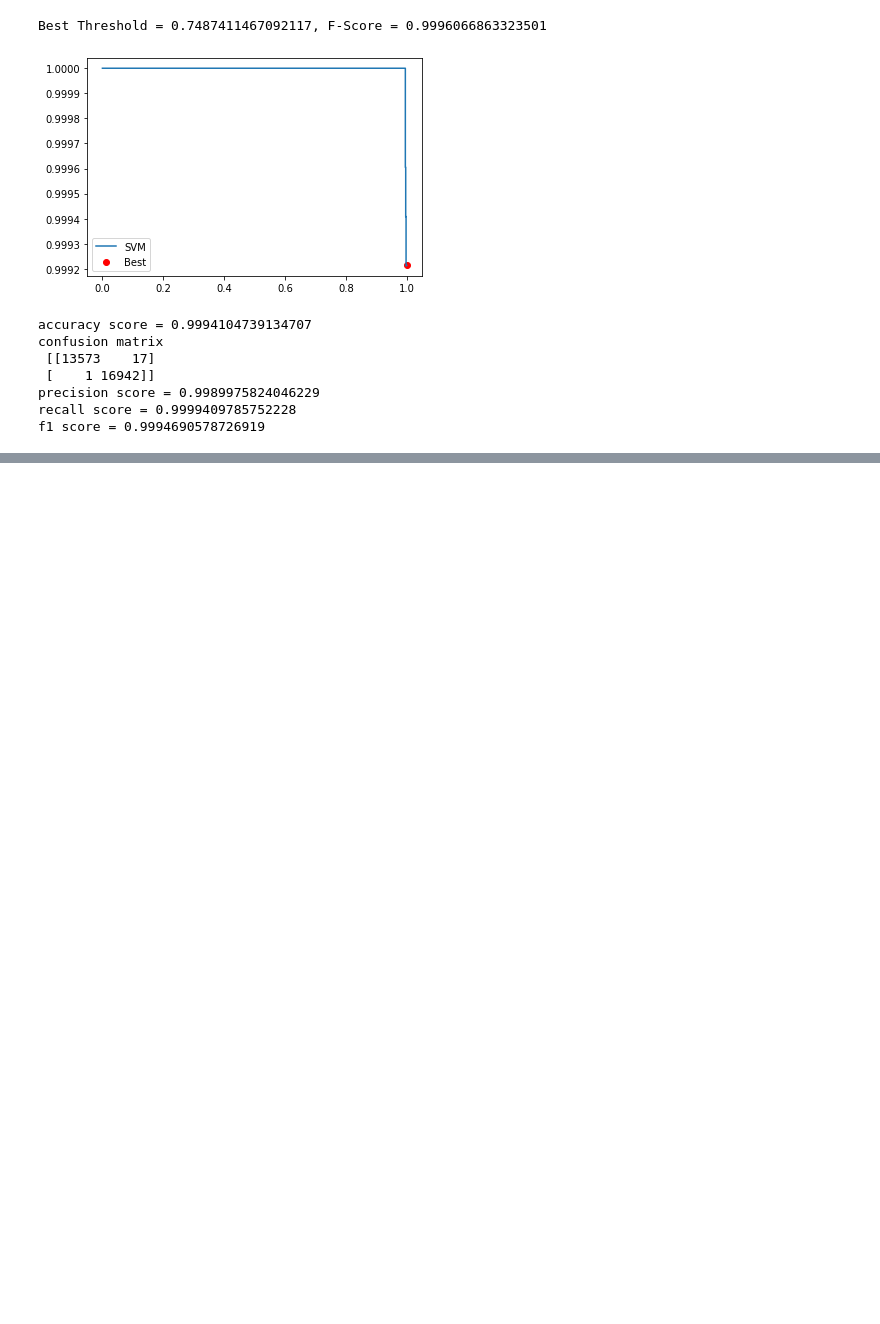
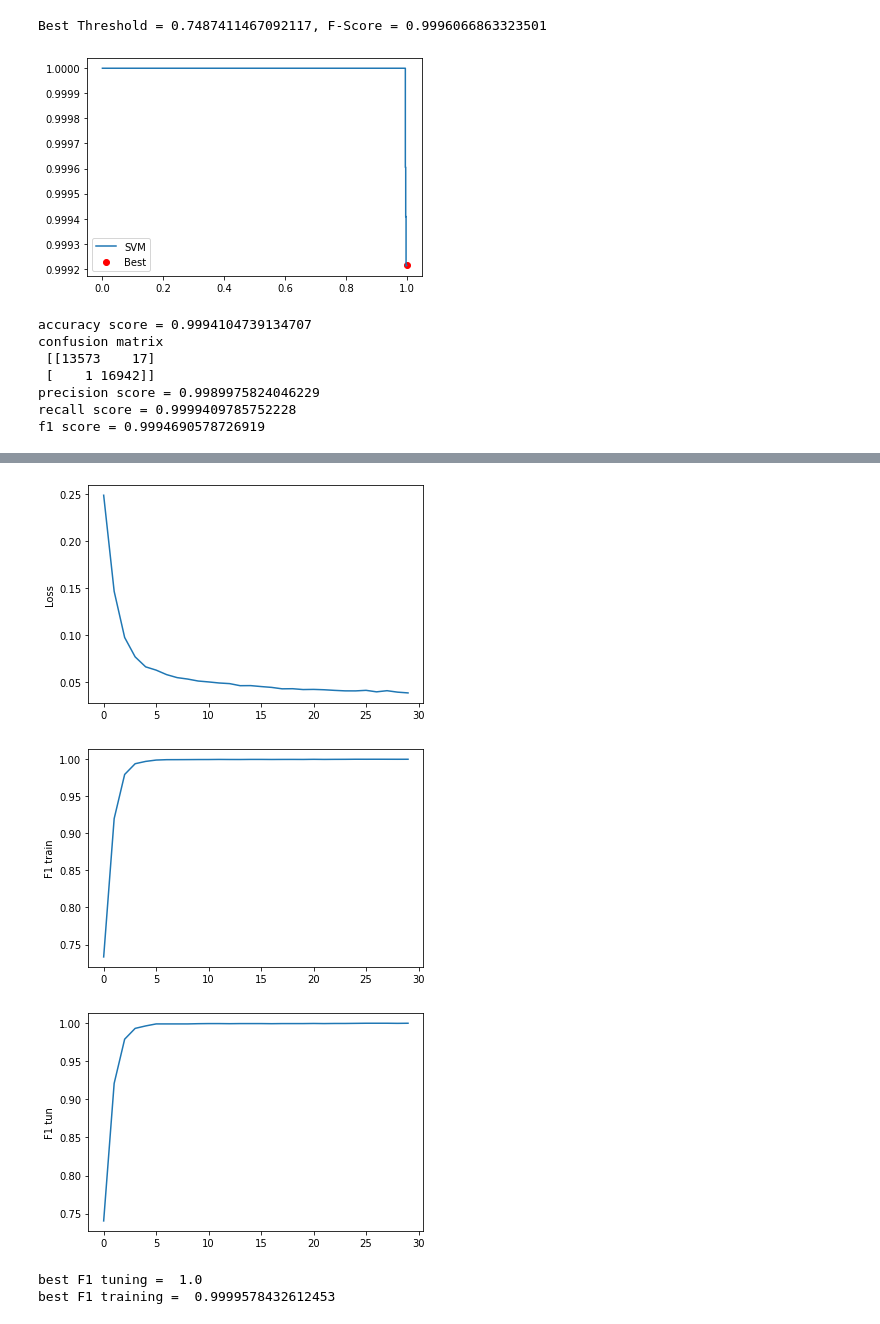
Before and after one commit to npl0204/MushroomSecondary, a Jupyter notebook: mushroomSecondary.ipynb, the cells around one changed output, grey strips where cells are left out. Cells and saved outputs as stored; diff of their text form; code cells hidden in the pictures; blank space fills up the shorter version.

```diff
--- a/mushroomSecondary.ipynb
+++ b/mushroomSecondary.ipynb
@@ -573,0 +614,13 @@ f1 score = 0.9994690578726919
+# %%
+device = torch.device("cpu")
+class dataset(torch.utils.data.Dataset):
+    def __init__(self, X, y):
+        if not torch.is_tensor(X) and not torch.is_tensor(y.values):
+            self.X = torch.tensor(X, dtype=torch.float32).to(device)
+            self.y = torch.tensor(y.values, dtype=torch.float32).to(device)
+
+    def __len__(self):
+        return len(self.X)
+
+    def getitem(self):
+        return self.X, self.y
@@ -573,0 +747,23 @@ f1 score = 0.9994690578726919
+# %%
+import matplotlib.pyplot as plt
+
+plt.plot(all_losses)
+plt.ylabel('Loss')
+plt.show()
+
+plt.plot(f1_train)
+plt.ylabel('F1 train')
+plt.show()
+
+plt.plot(f1_tun)
+plt.ylabel('F1 tun')
+plt.show()
+
+print("best F1 tuning = ", max(f1_tun))
+print("best F1 training = ", f1_train[argmax(f1_tun)])
+# %% [output]
+[figure, added]
+[figure, added]
+[figure, added]
+best F1 tuning =  1.0
+best F1 training =  0.9999578432612453
```
Also changed, not shown: parts of 9 cells of this notebook.
